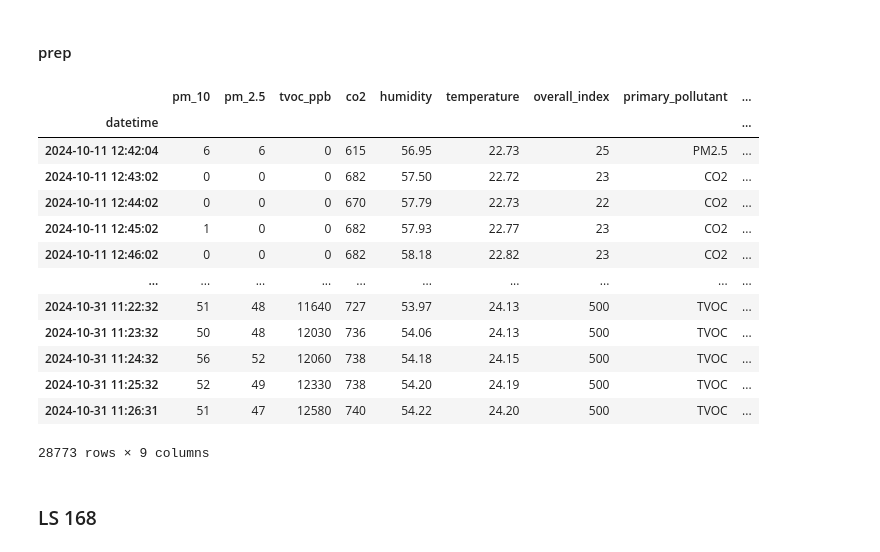
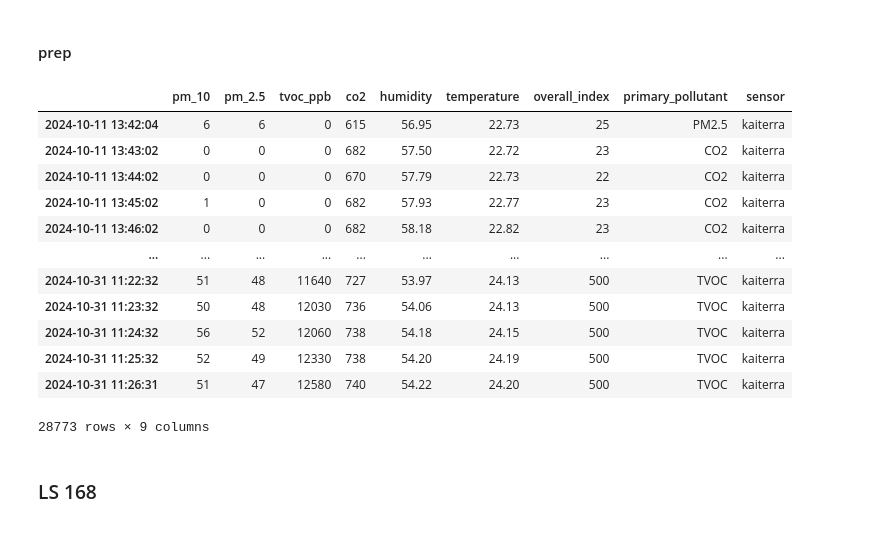
Before and after one commit to valentinopetric/collocation_study, a Jupyter notebook: read_data.ipynb, the cells around one changed output. Saved outputs shown, nothing was run; the diff lists cells and outputs as text; code cells hidden in the pictures.

```diff
--- a/read_data.ipynb
+++ b/read_data.ipynb
@@ -256,35 +256,40 @@ df_kaiterra
 # %%
 df_kaiterra.rename(columns={
     'km200.rpm10c (µg/m³)': 'pm_10',
     'km200.rpm25c (µg/m³)': 'pm_2.5',
     'km203.rtvoc (ppb)': 'tvoc_ppb',
     'rco2 (ppm)': 'co2',
     'rhumid (%)': 'humidity',
     'rtemp (C)': 'temperature',
     'Overall Index (US)': 'overall_index',
     'Primary Pollutant': 'primary_pollutant',
     'Time Point': 'datetime'
 }, inplace=True)
 
 df_kaiterra.set_index("datetime",inplace=True)
+df_kaiterra.index = pd.to_datetime(df_kaiterra.index)
+df_kaiterra.index = df_kaiterra.index + pd.Timedelta(minutes=60)
+
+shift_condition = df_kaiterra.index >= pd.Timestamp('2024-10-27 03:00:00')
+df_kaiterra.index = [time - pd.Timedelta(hours=1) if shift_condition[i] else time for i, time in enumerate(df_kaiterra.index)]
 
 df_kaiterra["sensor"] = "kaiterra"
 
+
 df_kaiterra
 # %% [output]
-|  | pm_10 | pm_2.5 | tvoc_ppb | co2 | humidity | temperature | overall_index | primary_pollutant | ... |
-| datetime |  |  |  |  |  |  |  |  | ... |
-| 2024-10-11 12:42:04 | 6 | 6 | 0 | 615 | 56.95 | 22.73 | 25 | PM2.5 | ... |
-| 2024-10-11 12:43:02 | 0 | 0 | 0 | 682 | 57.50 | 22.72 | 23 | CO2 | ... |
-| 2024-10-11 12:44:02 | 0 | 0 | 0 | 670 | 57.79 | 22.73 | 22 | CO2 | ... |
-| 2024-10-11 12:45:02 | 1 | 0 | 0 | 682 | 57.93 | 22.77 | 23 | CO2 | ... |
-| 2024-10-11 12:46:02 | 0 | 0 | 0 | 682 | 58.18 | 22.82 | 23 | CO2 | ... |
+|  | pm_10 | pm_2.5 | tvoc_ppb | co2 | humidity | temperature | overall_index | primary_pollutant | sensor |
+| 2024-10-11 13:42:04 | 6 | 6 | 0 | 615 | 56.95 | 22.73 | 25 | PM2.5 | kaiterra |
+| 2024-10-11 13:43:02 | 0 | 0 | 0 | 682 | 57.50 | 22.72 | 23 | CO2 | kaiterra |
+| 2024-10-11 13:44:02 | 0 | 0 | 0 | 670 | 57.79 | 22.73 | 22 | CO2 | kaiterra |
+| 2024-10-11 13:45:02 | 1 | 0 | 0 | 682 | 57.93 | 22.77 | 23 | CO2 | kaiterra |
+| 2024-10-11 13:46:02 | 0 | 0 | 0 | 682 | 58.18 | 22.82 | 23 | CO2 | kaiterra |
 | ... | ... | ... | ... | ... | ... | ... | ... | ... | ... |
-| 2024-10-31 11:22:32 | 51 | 48 | 11640 | 727 | 53.97 | 24.13 | 500 | TVOC | ... |
-| 2024-10-31 11:23:32 | 50 | 48 | 12030 | 736 | 54.06 | 24.13 | 500 | TVOC | ... |
-| 2024-10-31 11:24:32 | 56 | 52 | 12060 | 738 | 54.18 | 24.15 | 500 | TVOC | ... |
-| 2024-10-31 11:25:32 | 52 | 49 | 12330 | 738 | 54.20 | 24.19 | 500 | TVOC | ... |
-| 2024-10-31 11:26:31 | 51 | 47 | 12580 | 740 | 54.22 | 24.20 | 500 | TVOC | ... |
+| 2024-10-31 11:22:32 | 51 | 48 | 11640 | 727 | 53.97 | 24.13 | 500 | TVOC | kaiterra |
+| 2024-10-31 11:23:32 | 50 | 48 | 12030 | 736 | 54.06 | 24.13 | 500 | TVOC | kaiterra |
+| 2024-10-31 11:24:32 | 56 | 52 | 12060 | 738 | 54.18 | 24.15 | 500 | TVOC | kaiterra |
+| 2024-10-31 11:25:32 | 52 | 49 | 12330 | 738 | 54.20 | 24.19 | 500 | TVOC | kaiterra |
+| 2024-10-31 11:26:31 | 51 | 47 | 12580 | 740 | 54.22 | 24.20 | 500 | TVOC | kaiterra |
 28773 rows × 9 columns
 # %% [markdown]
 ### LS 168
```
Also changed, not shown: parts of 4 cells of this notebook, 2 other files.
